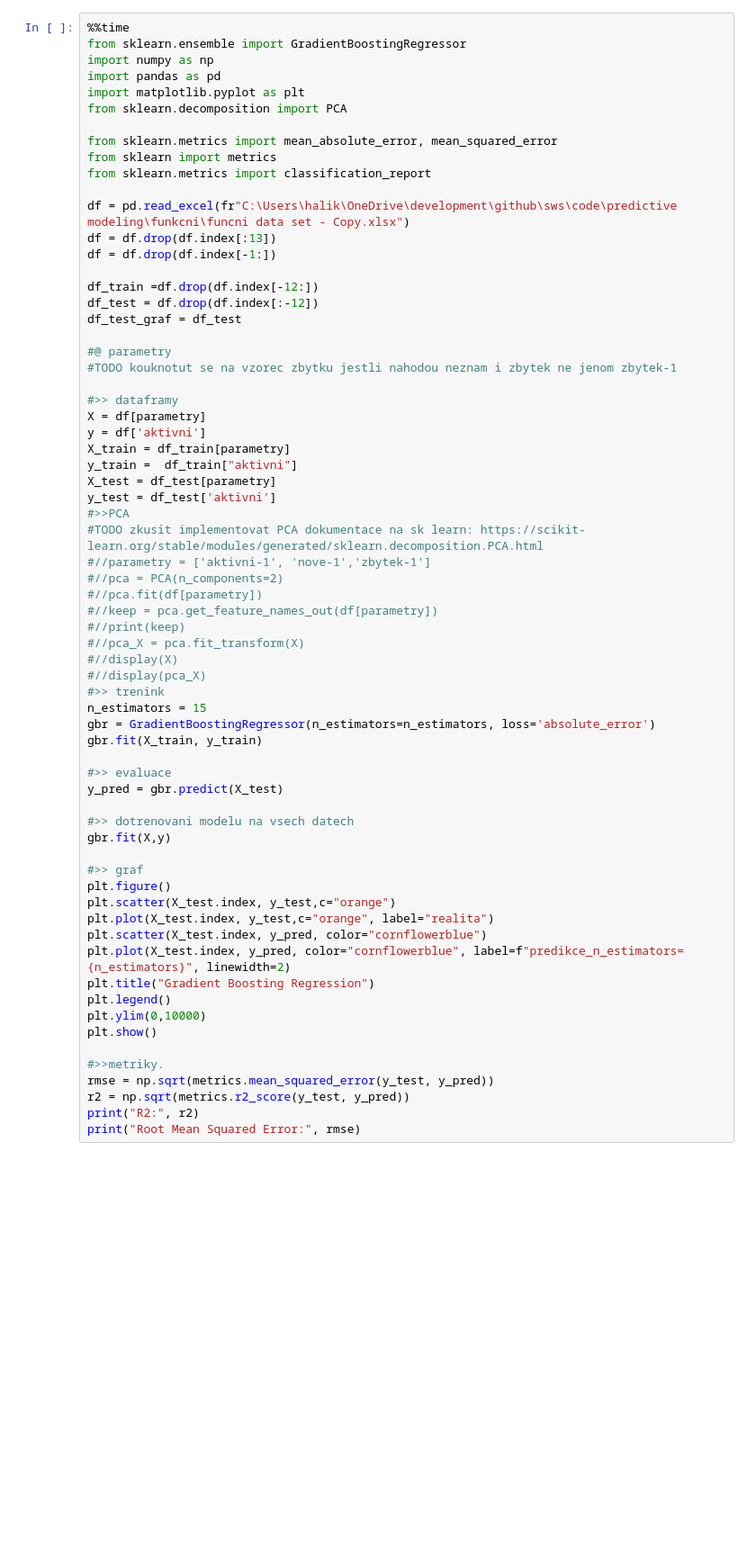
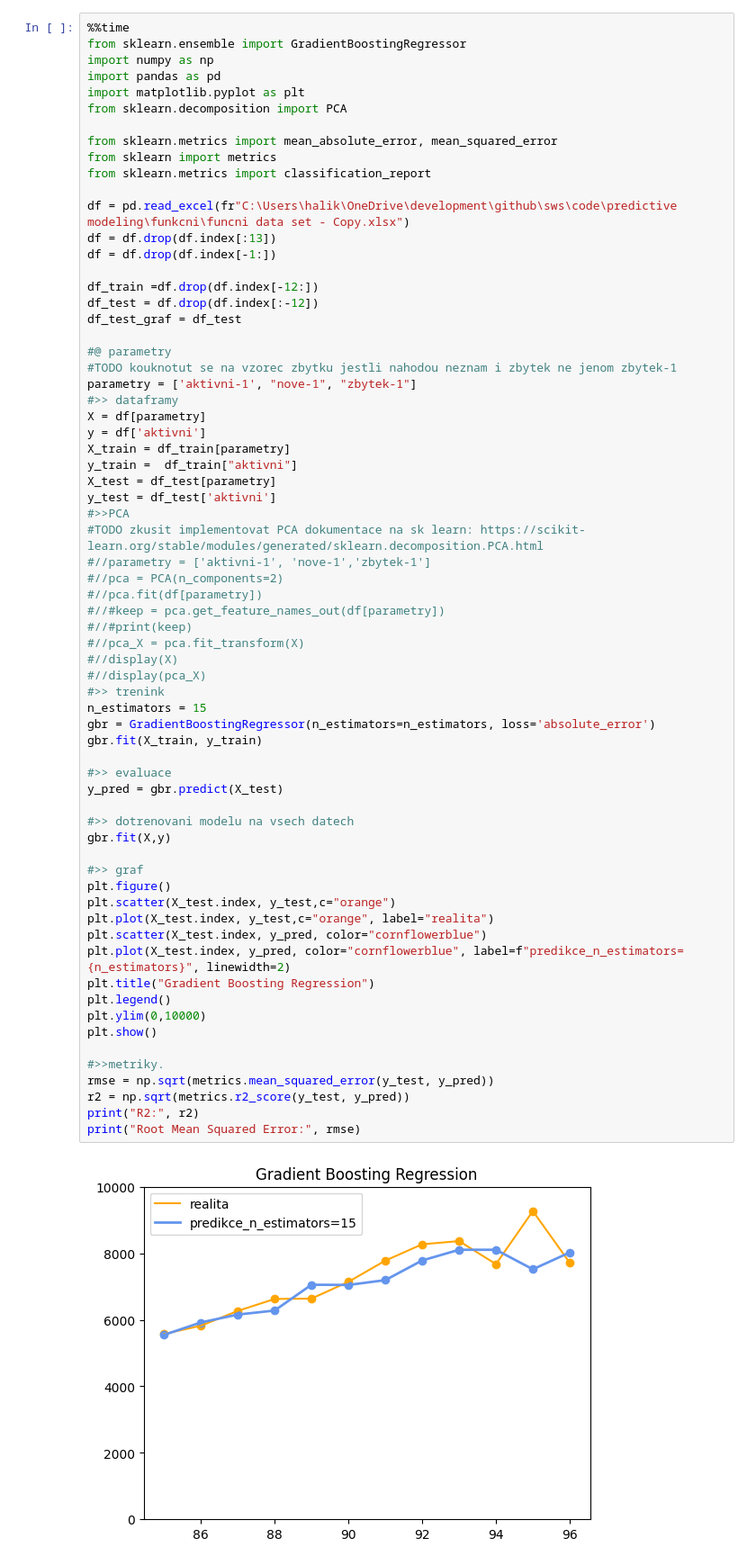
Before and after one commit to HonzaHalik/sws, a Jupyter notebook: code/predictive modeling/funkcni/gradient boosting regression.ipynb, the cells around one changed output. Shown: that part at 90% size. Drawn from its saved outputs; the diff is of its cells as text; blank space fills up the shorter version.

```diff
--- a/code/predictive modeling/funkcni/gradient boosting regression.ipynb
+++ b/code/predictive modeling/funkcni/gradient boosting regression.ipynb
@@ -20,7 +20,7 @@ df_test_graf = df_test
 
 #@ parametry
 #TODO kouknotut se na vzorec zbytku jestli nahodou neznam i zbytek ne jenom zbytek-1
-
+parametry = ['aktivni-1', "nove-1", "zbytek-1"]
 #>> dataframy
 X = df[parametry]
 y = df['aktivni']
@@ -33,36 +33,37 @@ y_test = df_test['aktivni']
 #//parametry = ['aktivni-1', 'nove-1','zbytek-1']
 #//pca = PCA(n_components=2)
 #//pca.fit(df[parametry])
-#//keep = pca.get_feature_names_out(df[parametry])
-#//print(keep)
+#//#keep = pca.get_feature_names_out(df[parametry])
+#//#print(keep)
 #//pca_X = pca.fit_transform(X)
 #//display(X)
 #//display(pca_X)
 #>> trenink
 n_estimators = 15
 gbr = GradientBoostingRegressor(n_estimators=n_estimators, loss='absolute_error')
 gbr.fit(X_train, y_train)
 
 #>> evaluace
 y_pred = gbr.predict(X_test)
 
 #>> dotrenovani modelu na vsech datech
 gbr.fit(X,y)
 
 #>> graf
 plt.figure()
 plt.scatter(X_test.index, y_test,c="orange")
 plt.plot(X_test.index, y_test,c="orange", label="realita")
 plt.scatter(X_test.index, y_pred, color="cornflowerblue")
 plt.plot(X_test.index, y_pred, color="cornflowerblue", label=f"predikce_n_estimators={n_estimators}", linewidth=2)
 plt.title("Gradient Boosting Regression")
 plt.legend()
 plt.ylim(0,10000)
 plt.show()
 
 #>>metriky.
 rmse = np.sqrt(metrics.mean_squared_error(y_test, y_pred))
 r2 = np.sqrt(metrics.r2_score(y_test, y_pred))
 print("R2:", r2)
 print("Root Mean Squared Error:", rmse)
 # %% [output]
+[figure, added]
```
Also changed, not shown: parts of 2 cells of this notebook, 3 other files.
